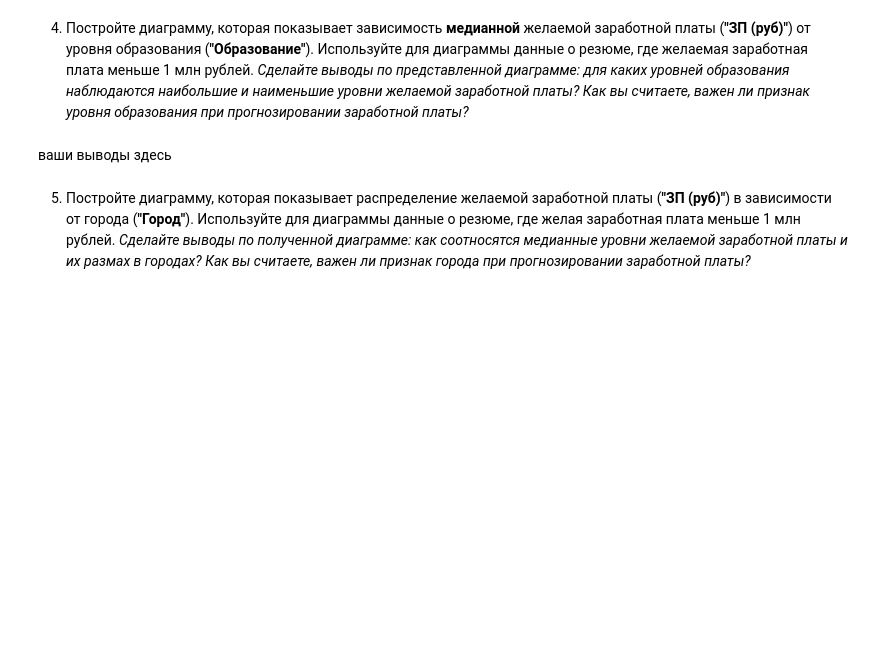
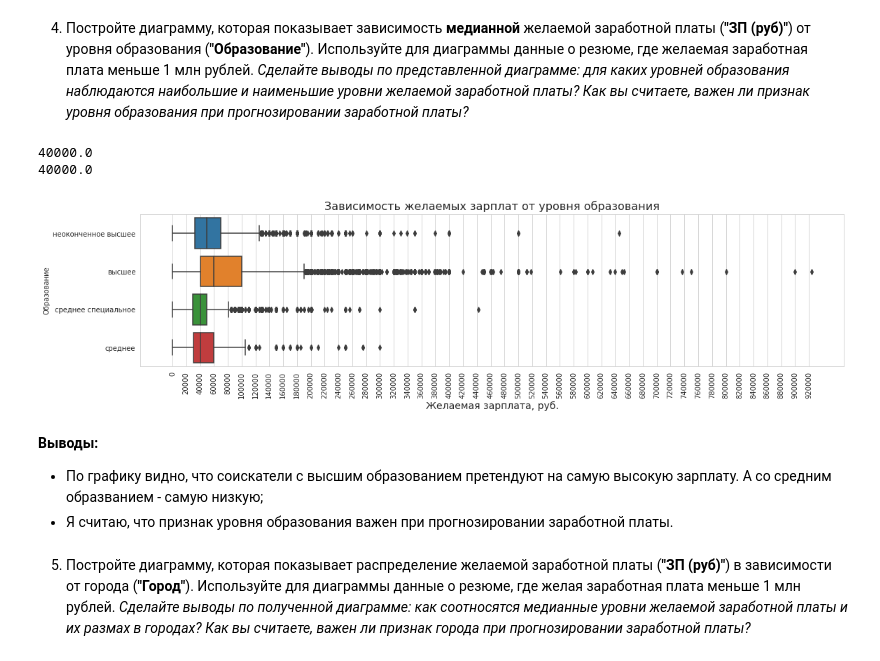
Before and after one commit to SergeyObukhov/sf_data_science, a Jupyter notebook: projekt_1/Project_1.ipynb, the cells around one changed output. Saved outputs shown, nothing was run; the diff lists cells and outputs as text; code cells hidden in the pictures; blank space fills up the shorter version.

```diff
--- a/projekt_1/Project_1.ipynb
+++ b/projekt_1/Project_1.ipynb
@@ -668,9 +673,32 @@ print(f'Зарплату свыше миллиона рублей желают {
 4. Постройте диаграмму, которая показывает зависимость **медианной** желаемой заработной платы (**"ЗП (руб)"**) от уровня образования (**"Образование"**). Используйте для диаграммы данные о резюме, где желаемая заработная плата меньше 1 млн рублей.
 *Сделайте выводы по представленной диаграмме: для каких уровней образования наблюдаются наибольшие и наименьшие уровни желаемой заработной платы? Как вы считаете, важен ли признак уровня образования при прогнозировании заработной платы?*
 # %%
-# ваш код здесь
+sns.set_style('whitegrid')
+
+fig = plt.figure(figsize=(18,4))
+plt.xticks(rotation=90)
+
+boxplot4 = sns.boxplot(
+    data=hh_df[mask_emissions],
+    x='ЗП (руб)',
+    y='Образование',
+    orient='h',
+    width=0.8
+);
+boxplot4.set_title('Зависимость желаемых зарплат от уровня образования', fontsize=16);
+boxplot4.set_xlabel('Желаемая зарплата, руб.', fontsize=14);
+boxplot4.set_xticks(range(0, 940000, 20000));
+print(hh_df[(hh_df['Образование'] == 'среднее')&(hh_df['ЗП (руб)'] < 1000000)]['ЗП (руб)'].median())
+print(hh_df[(hh_df['Образование'] == 'среднее специальное')&(hh_df['ЗП (руб)'] < 1000000)]['ЗП (руб)'].median())
+# %% [output]
+40000.0
+40000.0
+[figure, added]
-# %% [markdown]
-ваши выводы здесь
+# %% [markdown]
+**Выводы:**
+
+*   По графику видно, что соискатели с высшим образованием претендуют на самую высокую зарплату. А со средним образванием - самую низкую;
+*   Я считаю, что признак уровня образования важен при прогнозировании заработной платы.
 # %% [markdown]
 5. Постройте диаграмму, которая показывает распределение желаемой заработной платы (**"ЗП (руб)"**) в зависимости от города (**"Город"**). Используйте для диаграммы данные о резюме, где желая заработная плата меньше 1 млн рублей.
 *Сделайте выводы по полученной диаграмме: как соотносятся медианные уровни желаемой заработной платы и их размах в городах? Как вы считаете, важен ли признак города при прогнозировании заработной платы?*
```
Also changed, not shown: parts of 2 cells of this notebook.
